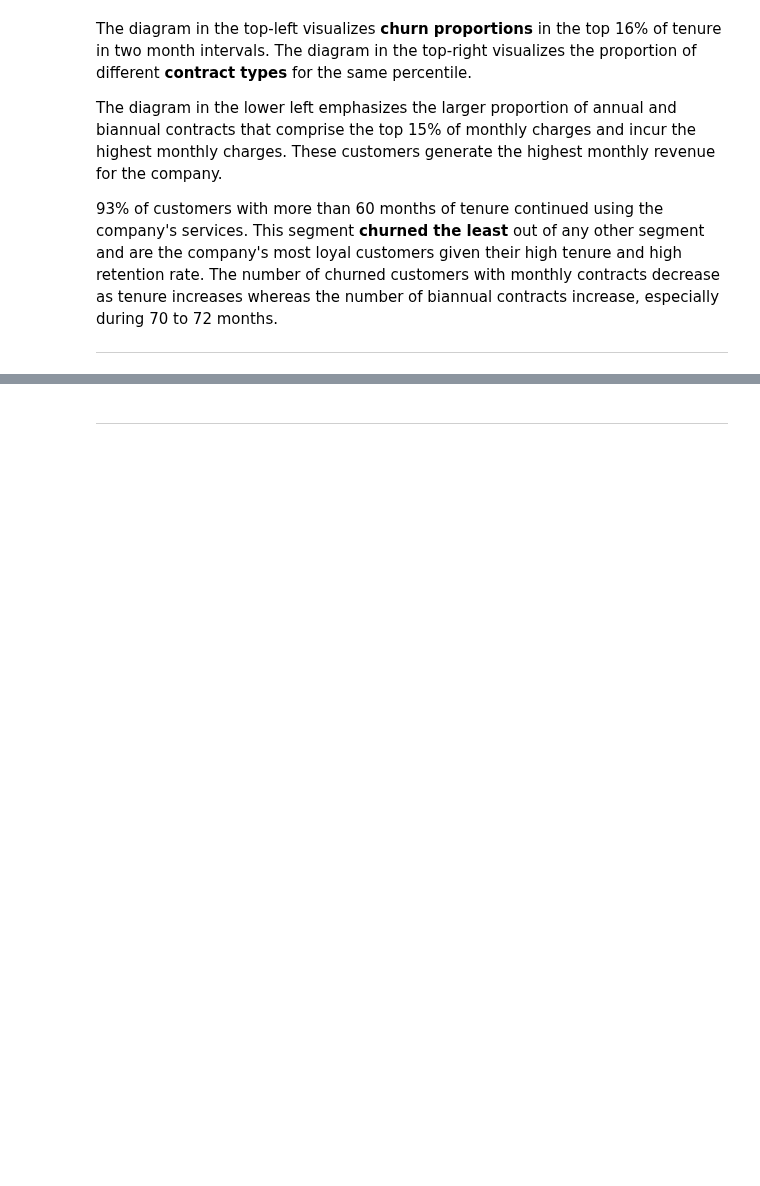
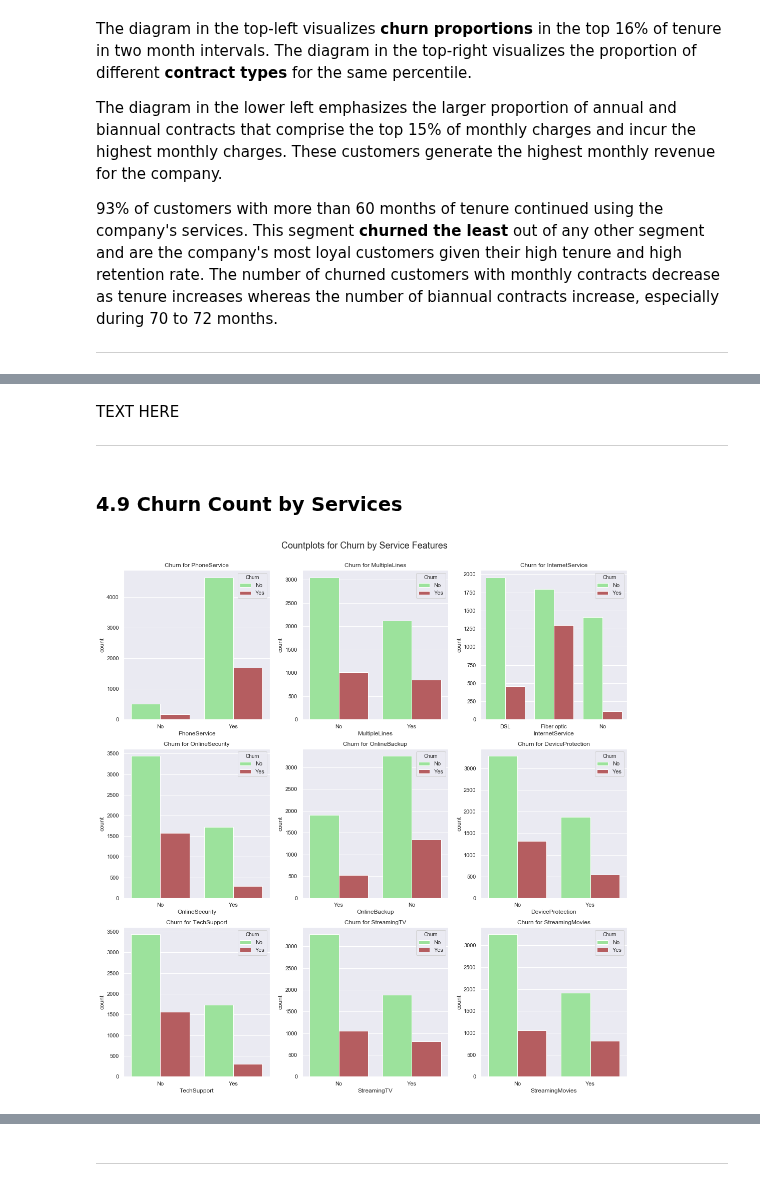
Before and after one commit to ayn28/Project-Portfolio, a Jupyter notebook: current-capstone-project/customer-churn/customer_churn.ipynb, the cells around one changed output, grey strips where cells are left out. Drawn from its saved outputs; the diff is of its cells as text; code cells hidden in the pictures; blank space fills up the shorter version.

```diff
--- a/current-capstone-project/customer-churn/customer_churn.ipynb
+++ b/current-capstone-project/customer-churn/customer_churn.ipynb
@@ -702,0 +658,36 @@ for col in cat_cols:
+# %% [markdown]
+TEXT HERE
+***
+# %% [markdown]
+### 4.9 Churn Count by Services
+# %%
+# Categorical service features
+serv_cols = [
+    'PhoneService',
+    'MultipleLines',
+    'InternetService',
+    'OnlineSecurity',
+    'OnlineBackup',
+    'DeviceProtection',
+    'TechSupport',
+    'StreamingTV',
+    'StreamingMovies'
+]
+
+# Instantiate figure to render plots on
+fig9 = plt.figure(figsize=(15, 15))
+
+# Figure title
+fig9.suptitle('Countplots for Churn by Service Features', y=1.03, fontsize=18);
+
+# Loop through iterable and draw plots
+for col, i in zip(serv_cols, range(1, len(serv_cols) + 1)):
+    plt.subplot(3, 3, i);
+    sns.countplot(x=col, hue='Churn', palette=['lightgreen', 'r'], data=df);
+    plt.title('Churn for ' + col);
+
+# Display plot
+plt.tight_layout()
+plt.show()
+# %% [output]
+[figure, added]
```
Also changed, not shown: parts of 8 cells of this notebook.
